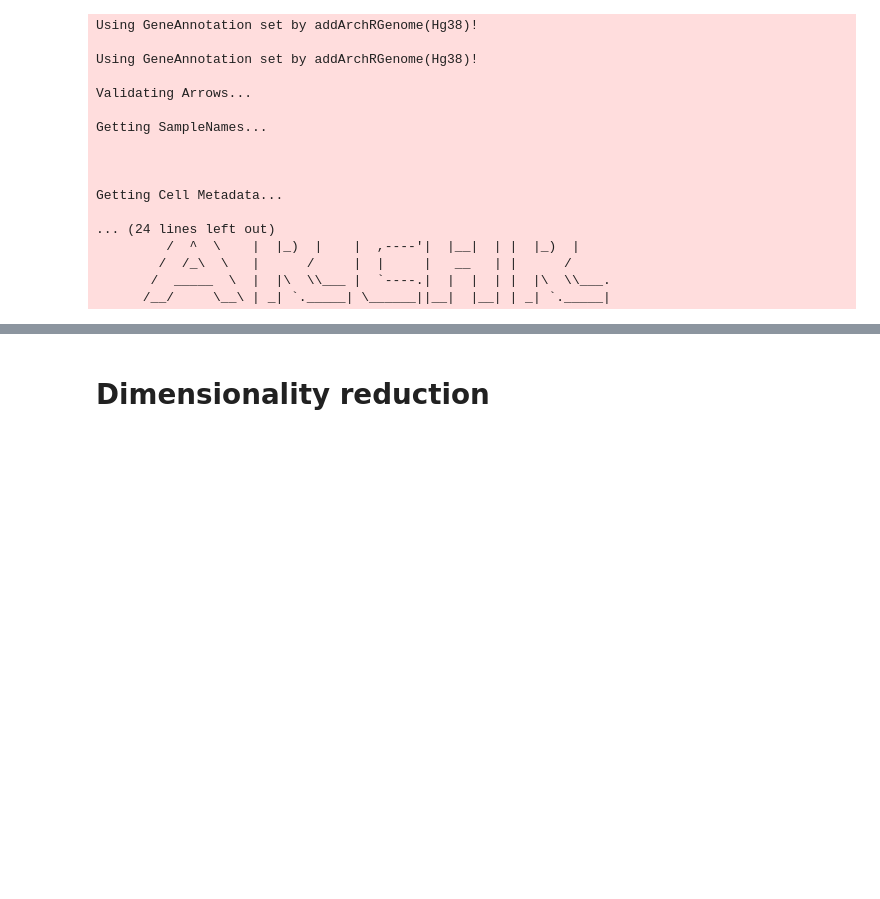
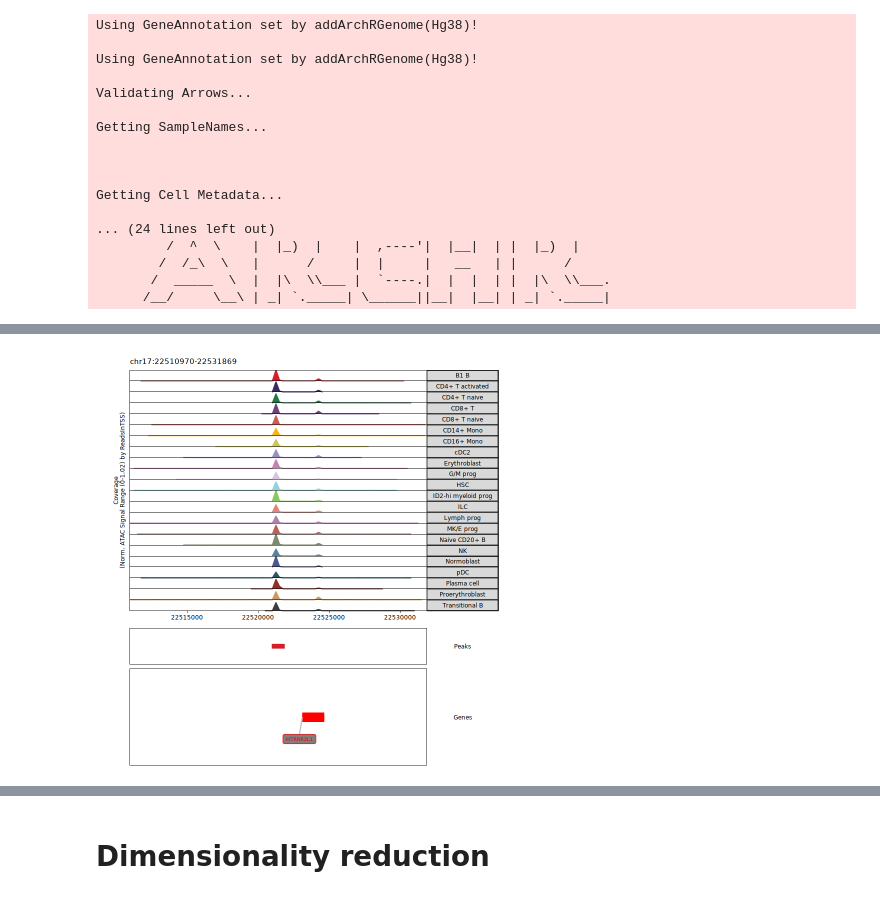
Before and after one commit to theislab/scatac_poisson_reproducibility, a Jupyter notebook: notebooks/archr_template.ipynb, the cells around one changed output, grey strips where cells are left out. Drawn from its saved outputs; the diff is of its cells as text; code cells hidden in the pictures; blank space fills up the shorter version.

```diff
--- a/notebooks/archr_template.ipynb
+++ b/notebooks/archr_template.ipynb
@@ -159,0 +145,25 @@ proj$barcodes = str_c(test2[['barcode']], test2[['sample.x']], sep='-')
+# %%
+peaks <- data.frame(str_split(peaks$peaks, ':|-', simplify=TRUE))
+colnames(peaks) <- c('chr', 'start', 'end')
+# %%
+regions = GRanges(seqnames = peaks$chr, ranges=IRanges(as.integer(peaks$start), as.integer(peaks$end)))
+# %%
+region_ofinterest = GRanges(seqnames='chr17', IRanges(22520971-10000, 22521869+10000))
+# %%
+markerGenes  <- c(
+    "CD34", #Early Progenitor
+    "GATA1", #Erythroid
+    "PAX5", "MS4A1" #B-Cell Trajectory
+    #"CD14", #Monocytes
+   # "CD3D", "CD8A", "TBX21", "IL7R" #TCells
+  )
+
+p <- plotBrowserTrack(
+    ArchRProj = proj,
+    region=region_ofinterest,
+    groupBy = "cell_type",
+    features=regions,
+    #geneSymbol=markerGenes,
+    upstream = 10000,
+    downstream = 10000
+)
@@ -159,0 +188,5 @@ proj$barcodes = str_c(test2[['barcode']], test2[['sample.x']], sep='-')
+# %%
+grid::grid.newpage()
+grid::grid.draw(p)
+# %% [output]
+[figure, added]
```
Also changed, not shown: parts of 64 cells of this notebook, 6 other files.
